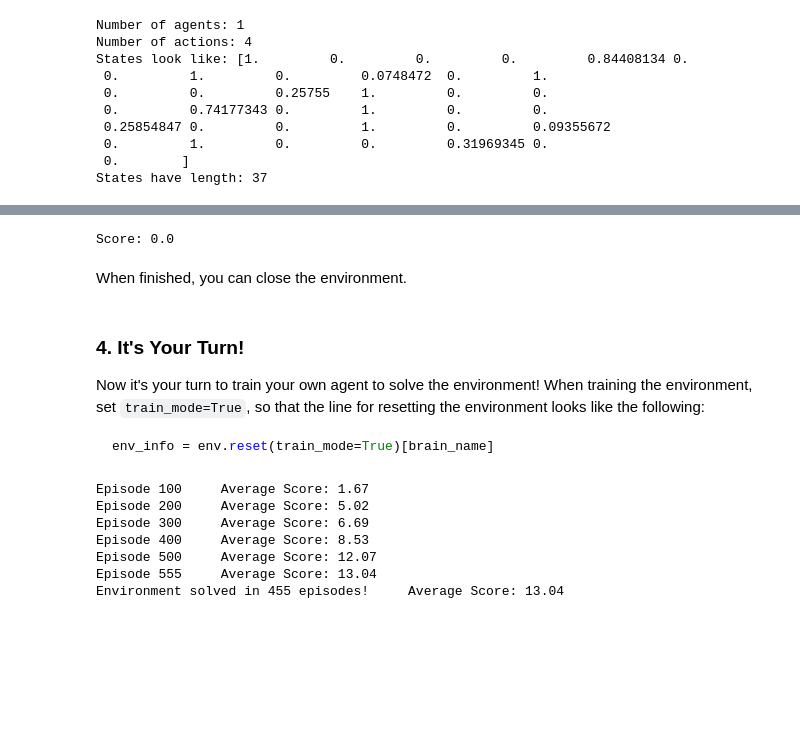
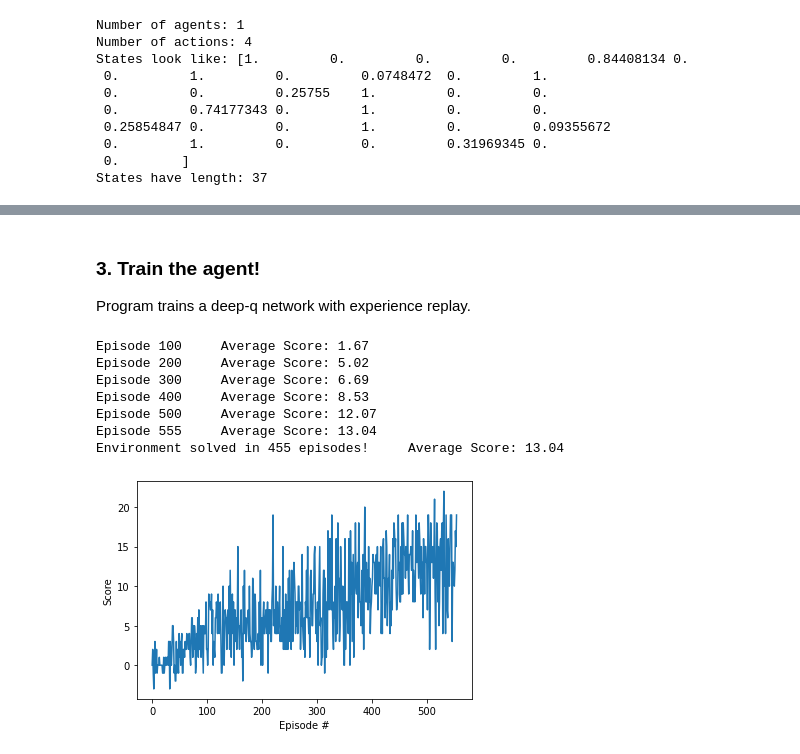
Before and after one commit to pwilczewski/DRL_p1_banana, a Jupyter notebook: Navigation.ipynb, the cells around one changed output, grey strips where cells are left out. Saved outputs shown, nothing was run; the diff lists cells and outputs as text; code cells hidden in the pictures; blank space fills up the shorter version.

````diff
--- a/Navigation.ipynb
+++ b/Navigation.ipynb
@@ -101,20 +97,0 @@ Of course, as part of the project, you'll have to change the code so that the ag
-# %%
-env_info = env.reset(train_mode=False)[brain_name] # reset the environment
-state = env_info.vector_observations[0]            # get the current state
-score = 0                                          # initialize the score
-while True:
-    action = np.random.randint(action_size)        # select an action
-    env_info = env.step(action)[brain_name]        # send the action to the environment
-    next_state = env_info.vector_observations[0]   # get the next state
-    reward = env_info.rewards[0]                   # get the reward
-    done = env_info.local_done[0]                  # see if episode has finished
-    score += reward                                # update the score
-    state = next_state                             # roll over the state to next time step
-    if done:                                       # exit loop if episode finished
-        break
-
-print("Score: {}".format(score))
-# %% [output]
-Score: 0.0
-# %% [markdown]
-When finished, you can close the environment.
@@ -123,18 +98,8 @@ env.close()
-# %% [markdown]
-### 4. It's Your Turn!
-
-Now it's your turn to train your own agent to solve the environment!  When training the environment, set `train_mode=True`, so that the line for resetting the environment looks like the following:
-```python
-env_info = env.reset(train_mode=True)[brain_name]
-```
+# %% [markdown]
+### 3. Train the agent!
+
+Program trains a deep-q network with experience replay.
 # %%
-import random
-import torch
-from collections import deque
-import matplotlib.pyplot as plt
-
-from dqn_agent import Agent
-
 agent = Agent(state_size=37, action_size=4 ,seed=0)
 
 def play_dqn(n_episodes=2000, eps_start=1.0, eps_end=0.01, eps_decay=0.99):
@@ -155,31 +120,42 @@ def play_dqn(n_episodes=2000, eps_start=1.0, eps_end=0.01, eps_decay=0.99):
             next_state = env_info.vector_observations[0]
             # determine reward
             reward = env_info.rewards[0]
             # determine done
             done = env_info.local_done[0]
             agent.step(state, action, reward, next_state, done)
             state = next_state
             score += reward
             if done:
                 break
         scores_window.append(score)
         scores.append(score)
         eps = max(eps_end, eps_decay*eps)
         print('\rEpisode {}\tAverage Score: {:.2f}'.format(i_episode, np.mean(scores_window)), end="")
         if i_episode % 100 == 0:
             print('\rEpisode {}\tAverage Score: {:.2f}'.format(i_episode, np.mean(scores_window)))
         if np.mean(scores_window)>=13.0:
             print('\nEnvironment solved in {:d} episodes!\tAverage Score: {:.2f}'.format(i_episode-100, np.mean(scores_window)))
-            torch.save(agent.qnetwork_local.state_dict(), 'checkpoint.pth')
+            # Save the successful model weights
+            torch.save(agent.qnetwork_local.state_dict(), 'model_weights.pth')
             break
+    env.close()
     return scores
 
 scores = play_dqn()
+
+# plot the scores
+fig = plt.figure()
+ax = fig.add_subplot(111)
+plt.plot(np.arange(len(scores)), scores)
+plt.ylabel('Score')
+plt.xlabel('Episode #')
+plt.show()
 # %% [output]
 Episode 100     Average Score: 1.67
 Episode 200     Average Score: 5.02
 Episode 300     Average Score: 6.69
 Episode 400     Average Score: 8.53
 Episode 500     Average Score: 12.07
 Episode 555     Average Score: 13.04
 Environment solved in 455 episodes!     Average Score: 13.04
+[figure, added]
````
Also changed, not shown: parts of 4 cells of this notebook, 2 other files.
